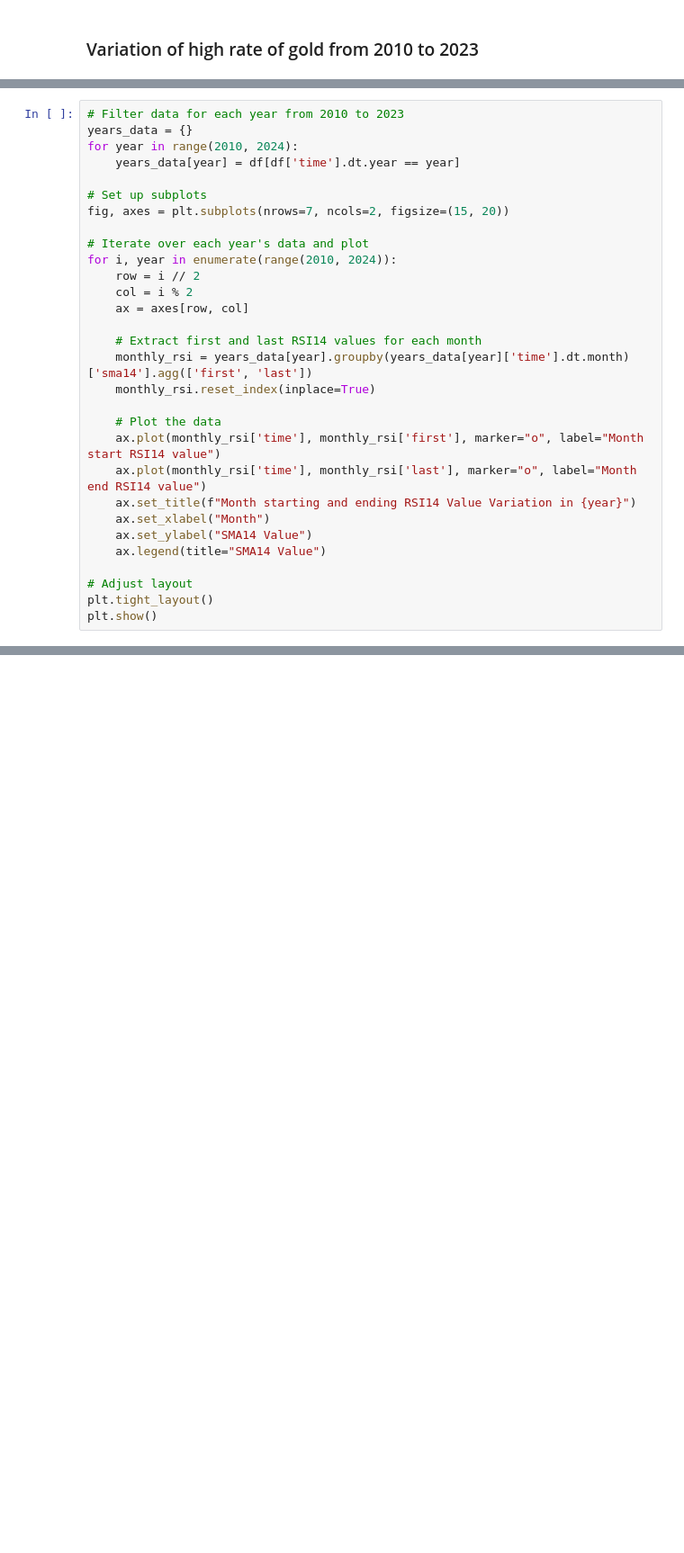
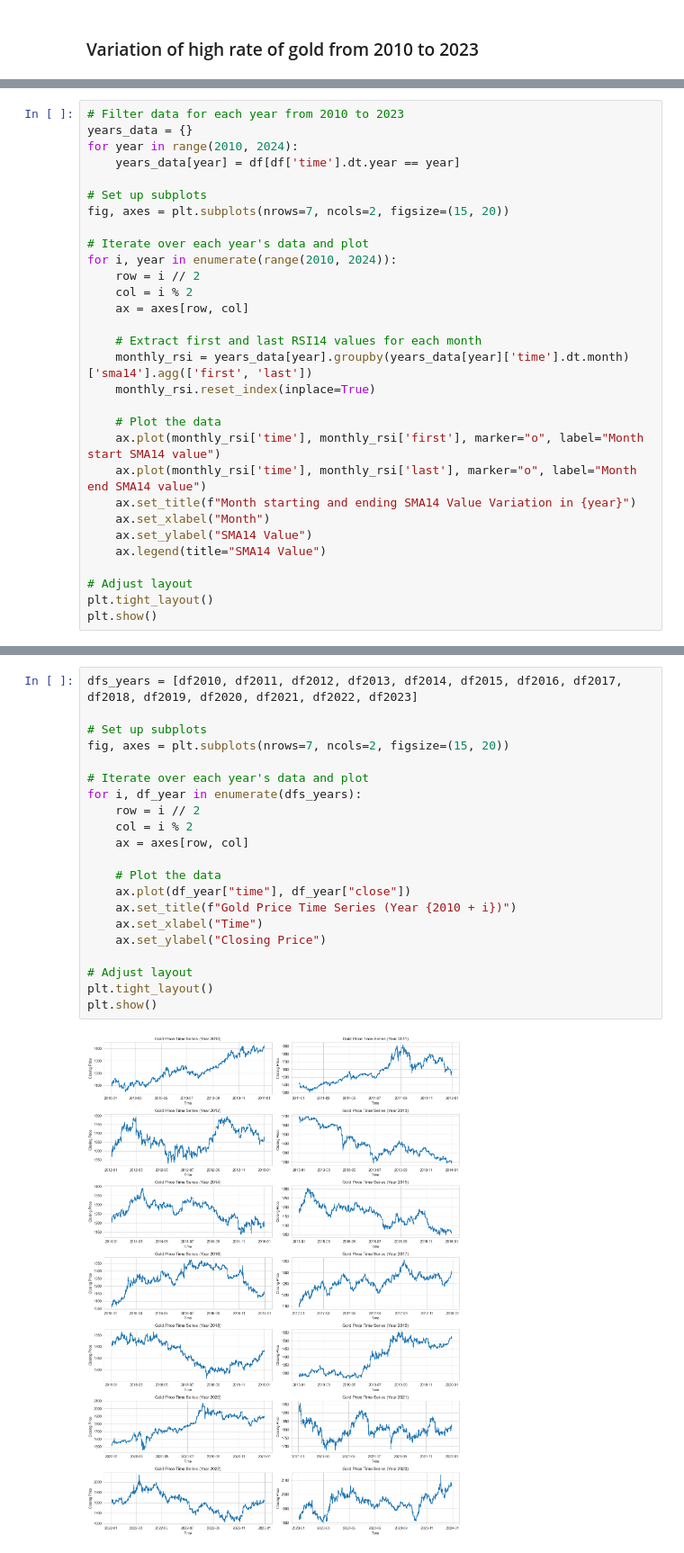
Before and after one commit to Tanay-Dwivedi/Gold-Price-Data-Analysis, a Jupyter notebook: gold_price_data_analysis.ipynb, the cells around one changed output, grey strips where cells are left out. Shown at 90% size. Drawn from its saved outputs; the diff is of its cells as text; blank space fills up the shorter version.

Commit message:
Gold Price Data Analysis

```diff
--- a/gold_price_data_analysis.ipynb
+++ b/gold_price_data_analysis.ipynb
@@ -403,9 +403,9 @@ for i, year in enumerate(range(2010, 2024)):
     monthly_rsi.reset_index(inplace=True)
 
     # Plot the data
-    ax.plot(monthly_rsi['time'], monthly_rsi['first'], marker="o", label="Month start RSI14 value")
-    ax.plot(monthly_rsi['time'], monthly_rsi['last'], marker="o", label="Month end RSI14 value")
-    ax.set_title(f"Month starting and ending RSI14 Value Variation in {year}")
+    ax.plot(monthly_rsi['time'], monthly_rsi['first'], marker="o", label="Month start SMA14 value")
+    ax.plot(monthly_rsi['time'], monthly_rsi['last'], marker="o", label="Month end SMA14 value")
+    ax.set_title(f"Month starting and ending SMA14 Value Variation in {year}")
     ax.set_xlabel("Month")
     ax.set_ylabel("SMA14 Value")
     ax.legend(title="SMA14 Value")
@@ -417,0 +420,23 @@ plt.show()
+# %%
+dfs_years = [df2010, df2011, df2012, df2013, df2014, df2015, df2016, df2017, df2018, df2019, df2020, df2021, df2022, df2023]
+
+# Set up subplots
+fig, axes = plt.subplots(nrows=7, ncols=2, figsize=(15, 20))
+
+# Iterate over each year's data and plot
+for i, df_year in enumerate(dfs_years):
+    row = i // 2
+    col = i % 2
+    ax = axes[row, col]
+
+    # Plot the data
+    ax.plot(df_year["time"], df_year["close"])
+    ax.set_title(f"Gold Price Time Series (Year {2010 + i})")
+    ax.set_xlabel("Time")
+    ax.set_ylabel("Closing Price")
+
+# Adjust layout
+plt.tight_layout()
+plt.show()
+# %% [output]
+[figure, added]
```
Also changed, not shown: parts of 3 cells of this notebook.
